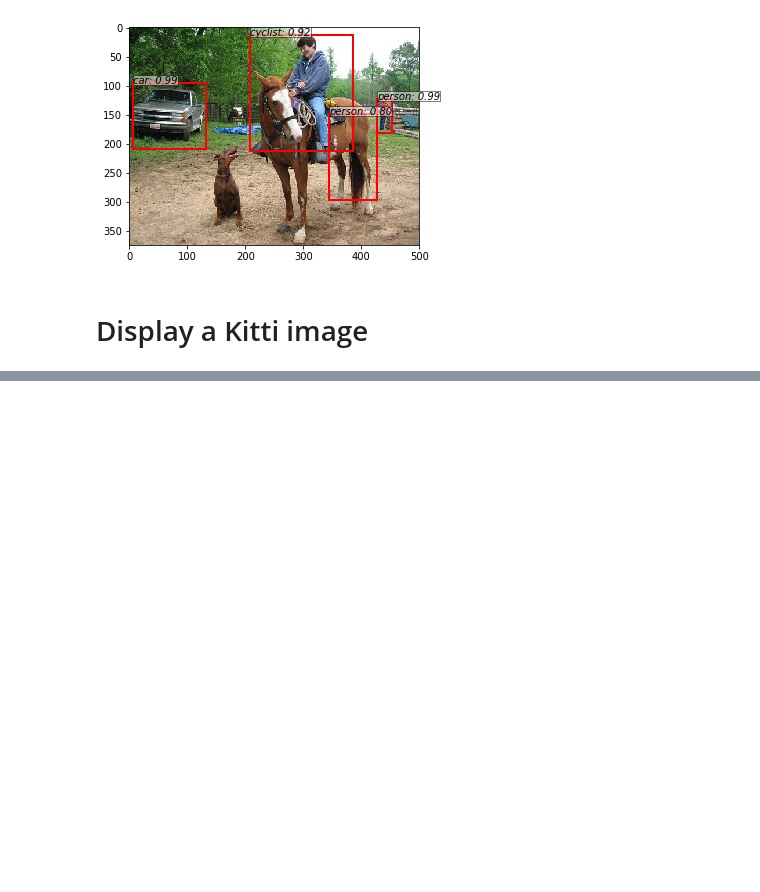
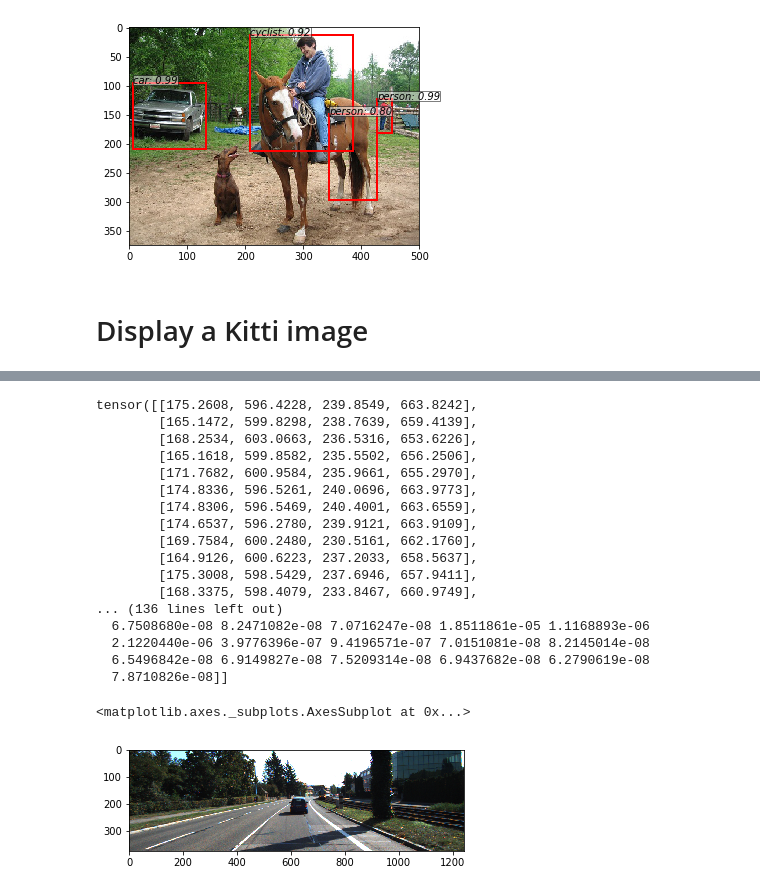
Before and after one commit to BalahariVignesh/simple-faster-rcnn-pytorch, a Jupyter notebook: mahalanobis.ipynb, the cells around one changed output, grey strips where cells are left out. Saved outputs shown, nothing was run; the diff lists cells and outputs as text; code cells hidden in the pictures; blank space fills up the shorter version.

```diff
--- a/mahalanobis.ipynb
+++ b/mahalanobis.ipynb
@@ -33,5 +33,5 @@ vis_bbox(at.tonumpy(img[0]),
 # %% [markdown]
 # Display a Kitti image
 # %%
-img = read_image('/media/tadenoud/DATADisk/datasets/kitti_2d/testing/image_2/005009.png')
+img = read_image('/home/tadenoud/Documents/kitti/data_object_image_2/training/image_2/005009.png')
 img = t.from_numpy(img)[None]
@@ -45,0 +47,31 @@ vis_bbox(at.tonumpy(img[0]),
+# %%
+# Read a Kitti GT label
+from data.util import read_bbox
+
+bboxes, labels = read_bbox('/home/tadenoud/Documents/kitti/data_object_label_2/training/label_2/005009.txt')
+# %%
+_bboxes, _labels, _scores = trainer.faster_rcnn.test_bbox_injection(img, bboxes, labels, visualize=True)
+vis_bbox(at.tonumpy(img[0]),
+         at.tonumpy(_bboxes[0]),
+         at.tonumpy(_labels[0]).reshape(-1),
+         at.tonumpy(_scores[0]).reshape(-1))
+# %% [output]
+tensor([[175.2608, 596.4228, 239.8549, 663.8242],
+        [165.1472, 599.8298, 238.7639, 659.4139],
+        [168.2534, 603.0663, 236.5316, 653.6226],
+        [165.1618, 599.8582, 235.5502, 656.2506],
+        [171.7682, 600.9584, 235.9661, 655.2970],
+        [174.8336, 596.5261, 240.0696, 663.9773],
+        [174.8306, 596.5469, 240.4001, 663.6559],
+        [174.6537, 596.2780, 239.9121, 663.9109],
+        [169.7584, 600.2480, 230.5161, 662.1760],
+        [164.9126, 600.6223, 237.2033, 658.5637],
+        [175.3008, 598.5429, 237.6946, 657.9411],
+        [168.3375, 598.4079, 233.8467, 660.9749],
+... (136 lines left out)
+  6.7508680e-08 8.2471082e-08 7.0716247e-08 1.8511861e-05 1.1168893e-06
+  2.1220440e-06 3.9776396e-07 9.4196571e-07 7.0151081e-08 8.2145014e-08
+  6.5496842e-08 6.9149827e-08 7.5209314e-08 6.9437682e-08 6.2790619e-08
+  7.8710826e-08]]
+<matplotlib.axes._subplots.AxesSubplot at 0x...>
+[figure, added]
```
Also changed, not shown: parts of 8 cells of this notebook, 5 other files.
